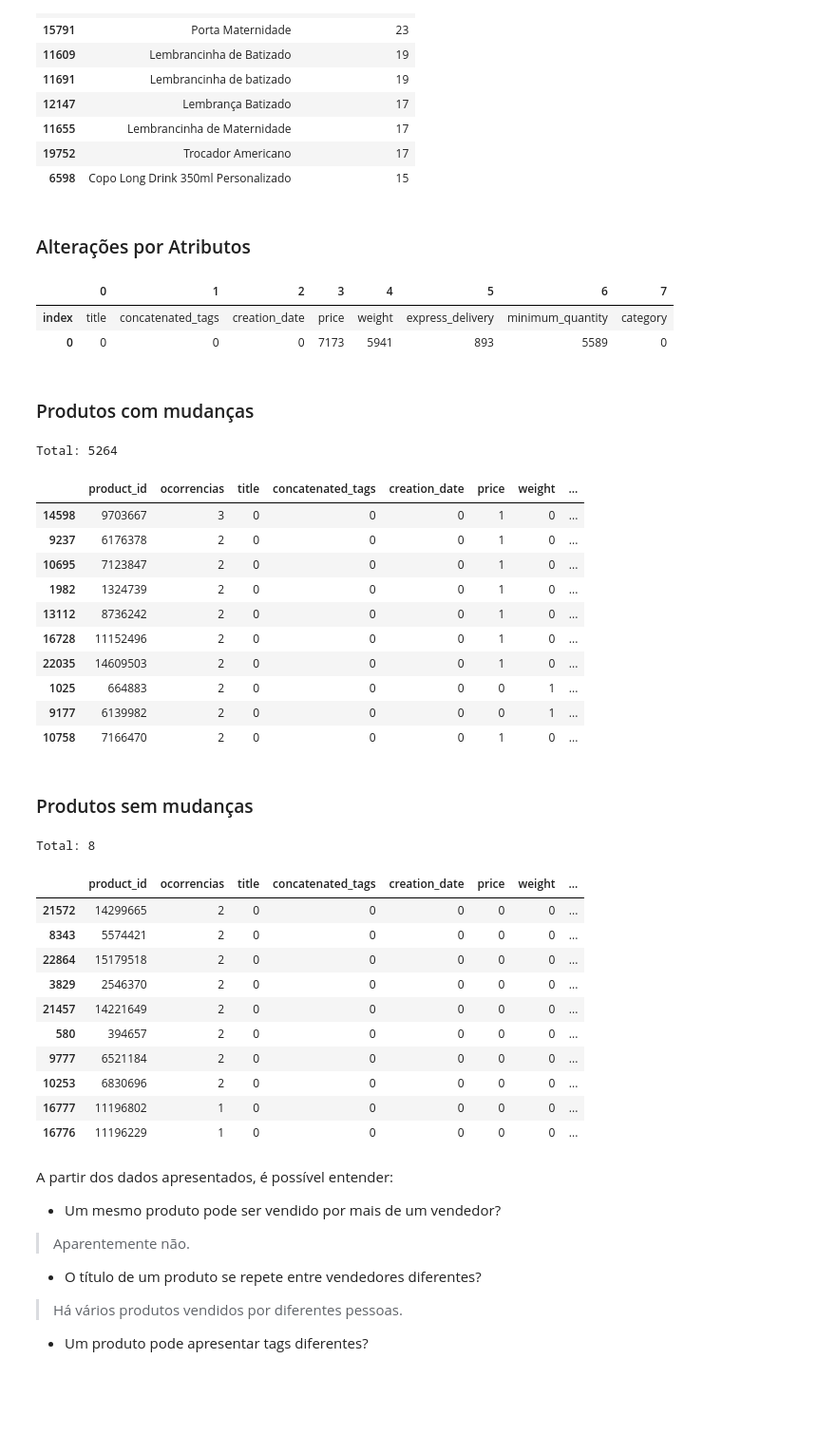
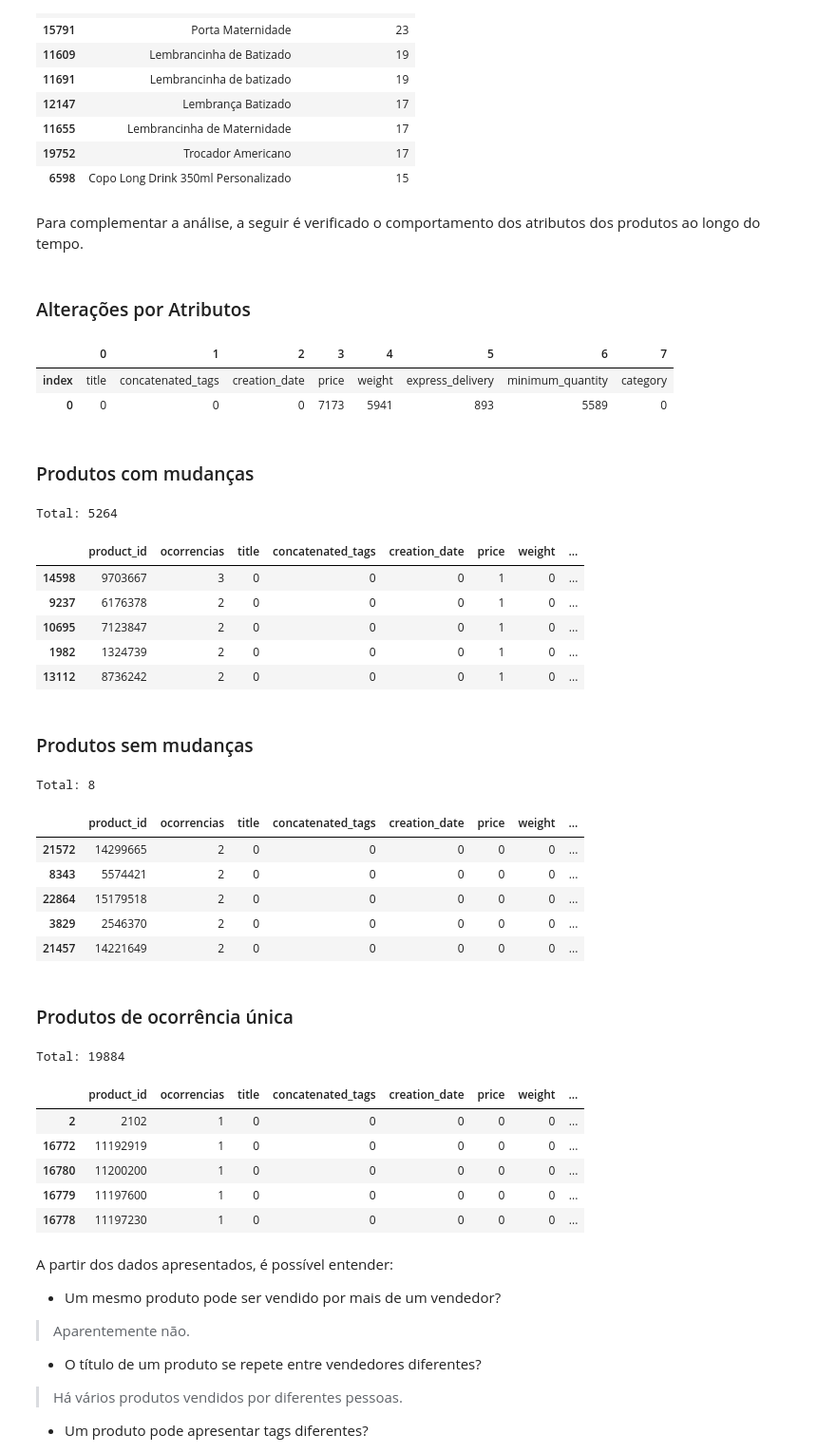
Before and after one commit to brunovilar/desafio-data-science-elo7, a Jupyter notebook: notebooks/02_Analise_Exploratoria.ipynb, the cells around one changed output. Shown at 95% size. Saved outputs shown, nothing was run; the diff lists cells and outputs as text; code cells hidden in the pictures; blank space fills up the shorter version.

```diff
--- a/notebooks/02_Analise_Exploratoria.ipynb
+++ b/notebooks/02_Analise_Exploratoria.ipynb
@@ -458,6 +458,8 @@ Tags por Títulos de Produto
 | 11655 | Lembrancinha de Maternidade | 17 |
 | 19752 | Trocador Americano | 17 |
 | 6598 | Copo Long Drink 350ml Personalizado | 15 |
+# %% [markdown]
+Para complementar a análise, a seguir é verificado o comportamento dos atributos dos produtos ao longo do tempo.
 # %%
 def count_product_feature_changes(base_frame: pd.DataFrame, feature_columns: List[str]) -> pd.DataFrame:
 
@@ -503,40 +505,43 @@ display(agg_frame
        )
 
 
 display(HTML('<h3>Produtos com mudanças</h3>'))
 print(f'Total: {len(agg_frame.query("mudancas > 0 and ocorrencias > 1"))}')
 display(agg_frame
         .sort_values(by='porcentagem_mudancas', ascending=False)
-        .head(10)
+        .head(5)
        )
 
 display(HTML('<h3>Produtos sem mudanças</h3>'))
 print(f'Total: {len(agg_frame.query("mudancas == 0 and ocorrencias > 1"))}')
 display(agg_frame
         .query('mudancas == 0')
         .sort_values(by='ocorrencias', ascending=False)
-        .head(10)
+        .head(5)
+       )
+
+display(HTML('<h3>Produtos de ocorrência única</h3>'))
+print(f'Total: {len(agg_frame.query("ocorrencias == 1"))}')
+display(agg_frame
+        .query('ocorrencias == 1')
+        .sort_values(by='ocorrencias', ascending=False)
+        .head(5)
        )
 
 del agg_frame, columns_to_check
 # %% [output]
 Alterações por Atributos
 |  | 0 | 1 | 2 | 3 | 4 | 5 | 6 | 7 |
 | index | title | concatenated_tags | creation_date | price | weight | express_delivery | minimum_quantity | category |
 | 0 | 0 | 0 | 0 | 7173 | 5941 | 893 | 5589 | 0 |
 Produtos com mudanças
 Total: 5264
 |  | product_id | ocorrencias | title | concatenated_tags | creation_date | price | weight | ... |
 | 14598 | 9703667 | 3 | 0 | 0 | 0 | 1 | 0 | ... |
 | 9237 | 6176378 | 2 | 0 | 0 | 0 | 1 | 0 | ... |
 | 10695 | 7123847 | 2 | 0 | 0 | 0 | 1 | 0 | ... |
 | 1982 | 1324739 | 2 | 0 | 0 | 0 | 1 | 0 | ... |
 | 13112 | 8736242 | 2 | 0 | 0 | 0 | 1 | 0 | ... |
-| 16728 | 11152496 | 2 | 0 | 0 | 0 | 1 | 0 | ... |
-| 22035 | 14609503 | 2 | 0 | 0 | 0 | 1 | 0 | ... |
-| 1025 | 664883 | 2 | 0 | 0 | 0 | 0 | 1 | ... |
-| 9177 | 6139982 | 2 | 0 | 0 | 0 | 0 | 1 | ... |
-| 10758 | 7166470 | 2 | 0 | 0 | 0 | 1 | 0 | ... |
 Produtos sem mudanças
 Total: 8
 |  | product_id | ocorrencias | title | concatenated_tags | creation_date | price | weight | ... |
@@ -545,11 +550,14 @@ Total: 8
 | 22864 | 15179518 | 2 | 0 | 0 | 0 | 0 | 0 | ... |
 | 3829 | 2546370 | 2 | 0 | 0 | 0 | 0 | 0 | ... |
 | 21457 | 14221649 | 2 | 0 | 0 | 0 | 0 | 0 | ... |
-| 580 | 394657 | 2 | 0 | 0 | 0 | 0 | 0 | ... |
-| 9777 | 6521184 | 2 | 0 | 0 | 0 | 0 | 0 | ... |
-| 10253 | 6830696 | 2 | 0 | 0 | 0 | 0 | 0 | ... |
-| 16777 | 11196802 | 1 | 0 | 0 | 0 | 0 | 0 | ... |
-| 16776 | 11196229 | 1 | 0 | 0 | 0 | 0 | 0 | ... |
+Produtos de ocorrência única
+Total: 19884
+|  | product_id | ocorrencias | title | concatenated_tags | creation_date | price | weight | ... |
+| 2 | 2102 | 1 | 0 | 0 | 0 | 0 | 0 | ... |
+| 16772 | 11192919 | 1 | 0 | 0 | 0 | 0 | 0 | ... |
+| 16780 | 11200200 | 1 | 0 | 0 | 0 | 0 | 0 | ... |
+| 16779 | 11197600 | 1 | 0 | 0 | 0 | 0 | 0 | ... |
+| 16778 | 11197230 | 1 | 0 | 0 | 0 | 0 | 0 | ... |
 # %% [markdown]
  A partir dos dados apresentados, é possível entender:
  - Um mesmo produto pode ser vendido por mais de um vendedor?
```
Also changed, not shown: parts of 11 cells of this notebook, 6 other files.
